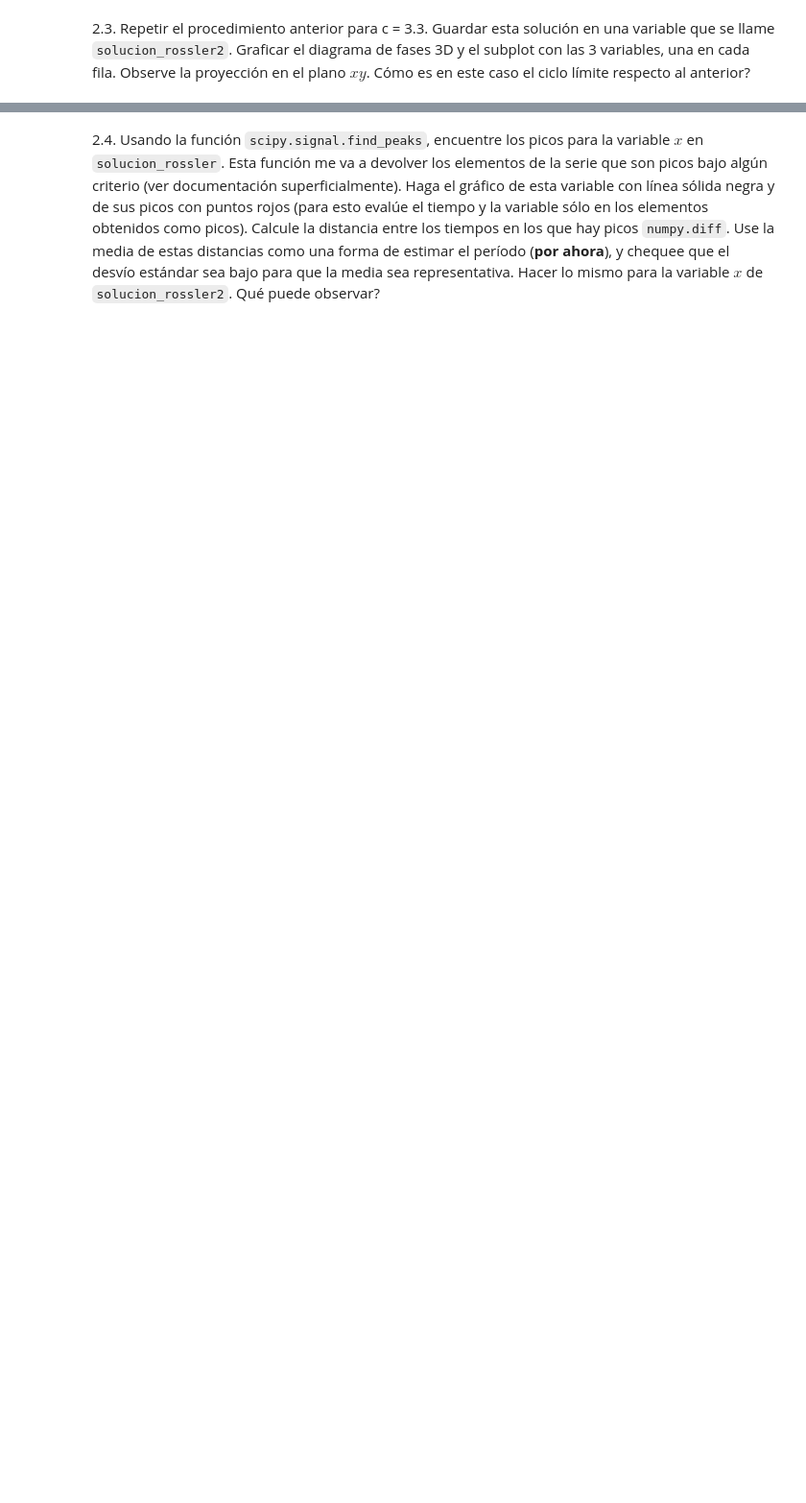
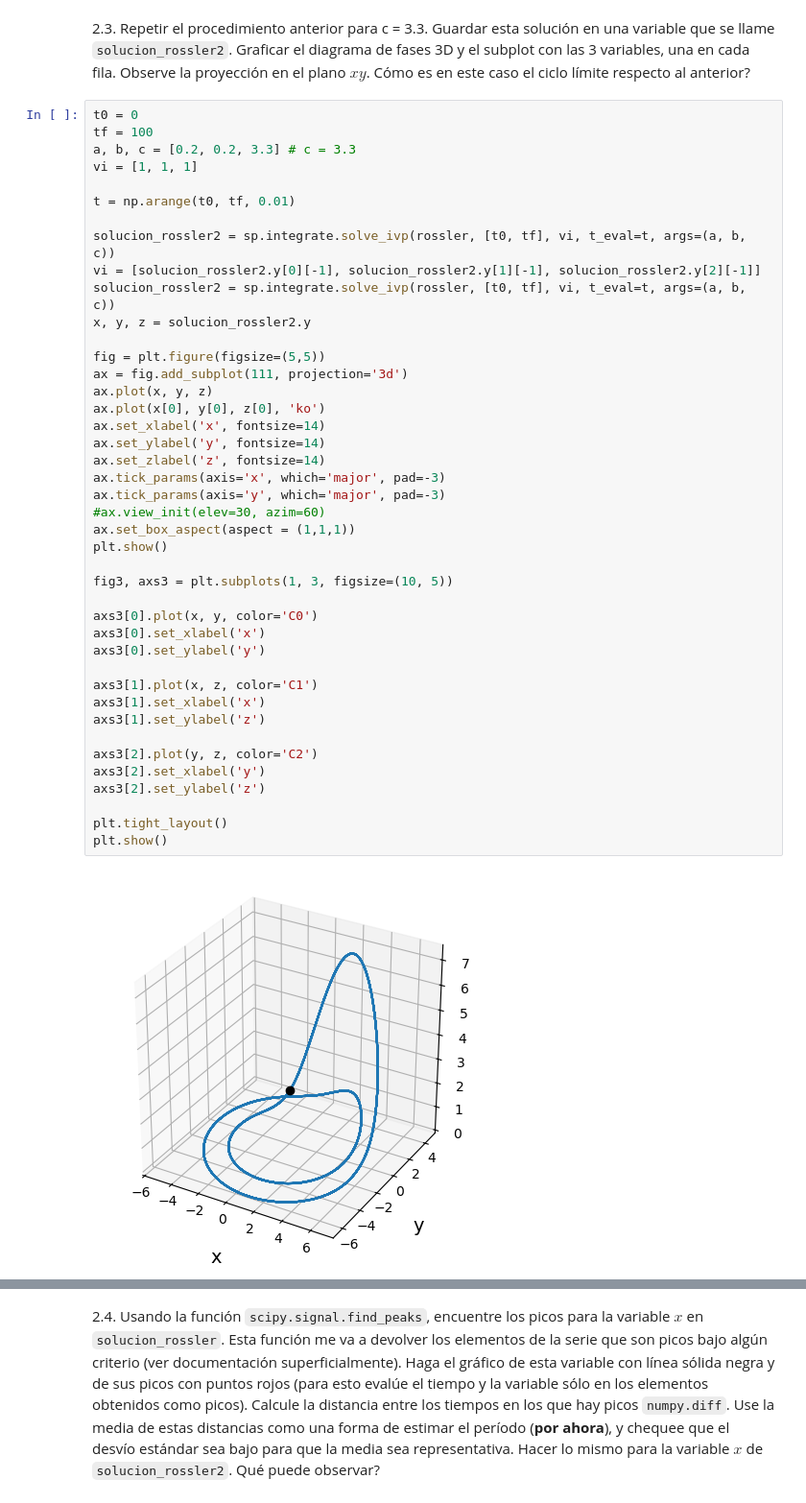
Before and after one commit to lmendezayl/modelado-continuo, a Jupyter notebook: laboratorios/nb06_Caos.ipynb, the cells around one changed output, grey strips where cells are left out. Shown at 96% size. Saved outputs shown, nothing was run; the diff lists cells and outputs as text; blank space fills up the shorter version.

```diff
--- a/laboratorios/nb06_Caos.ipynb
+++ b/laboratorios/nb06_Caos.ipynb
@@ -306,3 +341,47 @@ solucion_rossler.y
 # %% [markdown]
 
 2.3. Repetir el procedimiento anterior para c = 3.3. Guardar esta solución en una variable que se llame `solucion_rossler2`. Graficar el diagrama de fases 3D y el subplot con las 3 variables, una en cada fila. Observe la proyección en el plano $xy$. Cómo es en este caso el ciclo límite respecto al anterior?
+# %%
+t0 = 0
+tf = 100
+a, b, c = [0.2, 0.2, 3.3] # c = 3.3
+vi = [1, 1, 1]
+
+t = np.arange(t0, tf, 0.01)
+
+solucion_rossler2 = sp.integrate.solve_ivp(rossler, [t0, tf], vi, t_eval=t, args=(a, b, c))
+vi = [solucion_rossler2.y[0][-1], solucion_rossler2.y[1][-1], solucion_rossler2.y[2][-1]]
+solucion_rossler2 = sp.integrate.solve_ivp(rossler, [t0, tf], vi, t_eval=t, args=(a, b, c))
+x, y, z = solucion_rossler2.y
+
+fig = plt.figure(figsize=(5,5))
+ax = fig.add_subplot(111, projection='3d')
+ax.plot(x, y, z)
+ax.plot(x[0], y[0], z[0], 'ko')
+ax.set_xlabel('x', fontsize=14)
+ax.set_ylabel('y', fontsize=14)
+ax.set_zlabel('z', fontsize=14)
+ax.tick_params(axis='x', which='major', pad=-3)
+ax.tick_params(axis='y', which='major', pad=-3)
+#ax.view_init(elev=30, azim=60)
+ax.set_box_aspect(aspect = (1,1,1))
+plt.show()
+
+fig3, axs3 = plt.subplots(1, 3, figsize=(10, 5))
+
+axs3[0].plot(x, y, color='C0')
+axs3[0].set_xlabel('x')
+axs3[0].set_ylabel('y')
+
+axs3[1].plot(x, z, color='C1')
+axs3[1].set_xlabel('x')
+axs3[1].set_ylabel('z')
+
+axs3[2].plot(y, z, color='C2')
+axs3[2].set_xlabel('y')
+axs3[2].set_ylabel('z')
+
+plt.tight_layout()
+plt.show()
+# %% [output]
+[figure, added]
```
Also changed, not shown: parts of 12 cells of this notebook.
